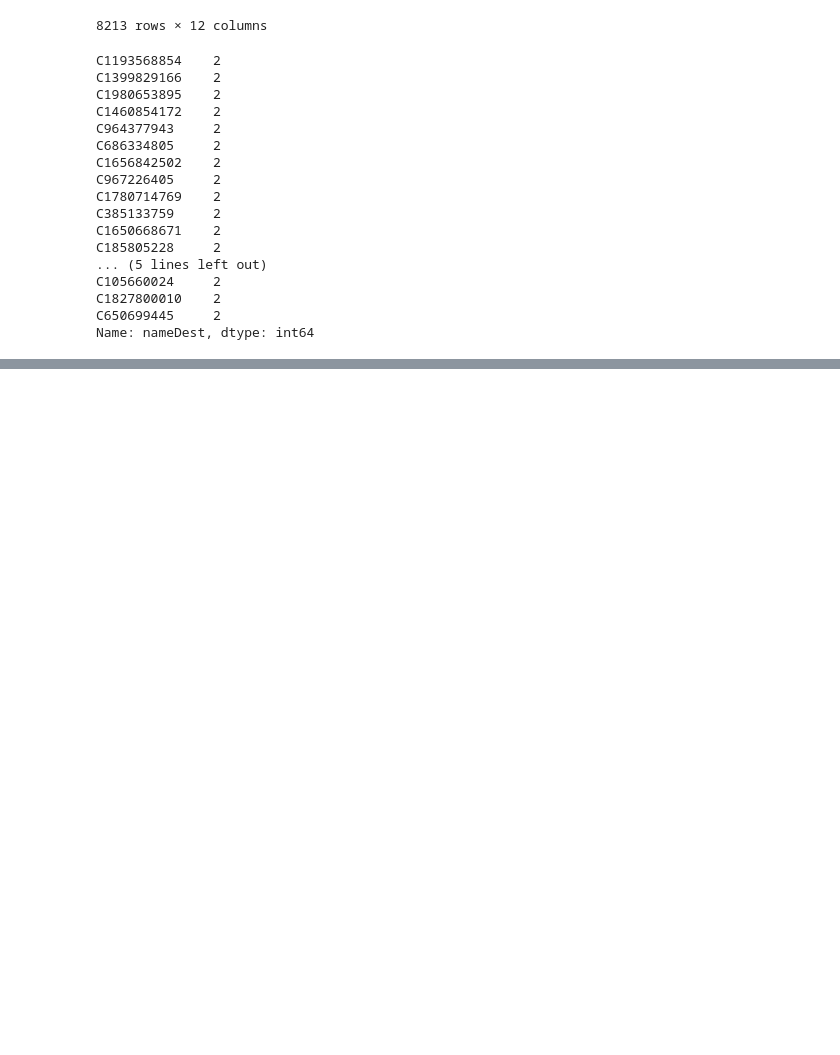
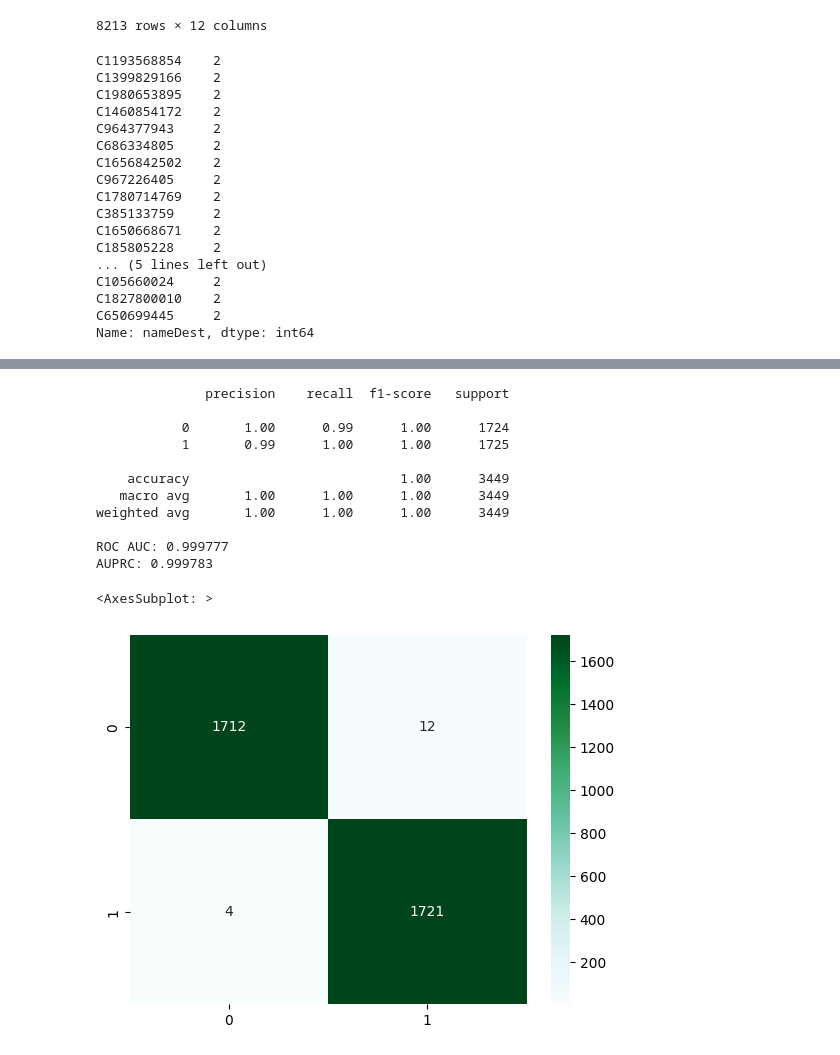
Before and after one commit to psyrgkan/Fraud-Investigation-Tableau, a Jupyter notebook: eda.ipynb, the cells around one changed output, grey strips where cells are left out. Cells and saved outputs as stored; diff of their text form; code cells hidden in the pictures; blank space fills up the shorter version.

Commit message:
xgboost algorithm

```diff
--- a/eda.ipynb
+++ b/eda.ipynb
@@ -164,0 +222,8 @@ df.loc[df.nameDest == 'C1399829166']
+# %%
+y = df["isFraud"] # target
+X = df.iloc[:,0:10]
+
+nearmiss = NearMiss(version=3)
+X_train_nearmiss, y_train_nearmiss= nearmiss.fit_resample(X, y)
+# Check the number of records after over sampling
+print(sorted(Counter(y_train_nearmiss).items()))
@@ -164,0 +232,6 @@ df.loc[df.nameDest == 'C1399829166']
+# %%
+x_train, x_test_val, y_train, y_test_val = train_test_split(X_train_nearmiss, y_train_nearmiss, test_size = .3,
+                                                            stratify = y_train_nearmiss, random_state = 42)
+# %%
+x_test, x_val, y_test, y_val = train_test_split(x_test_val, y_test_val, test_size = .3, stratify = y_test_val,
+                                               random_state = 42)
@@ -164,0 +366,7 @@ df.loc[df.nameDest == 'C1399829166']
+# %%
+# Opt XGBoost model
+x_test_xgb = selector_xgb.transform(x_test)
+x_val_xgb = selector_xgb.transform(x_val)
+
+opt_xgb_pipeline = create_xgb(gp_xgb.x)
+opt_xgb_pipeline.fit(x_train_xgb, y_train)
@@ -164,0 +390,24 @@ df.loc[df.nameDest == 'C1399829166']
+# %%
+# Testing model
+y_pred = opt_xgb_pipeline.predict(x_test_xgb)
+print(classification_report(y_test, y_pred))
+
+y_pred_prob = opt_xgb_pipeline.predict_proba(x_test_xgb)[:,1]
+print("ROC AUC: %f"%(roc_auc_score(y_test, y_pred_prob)))
+print("AUPRC: %f"%(average_precision_score(y_test, y_pred_prob)))
+
+sns.heatmap(confusion_matrix(y_test, y_pred), annot=True, fmt="d", cmap = "BuGn")
+# %% [output]
+              precision    recall  f1-score   support
+
+           0       1.00      0.99      1.00      1724
+           1       0.99      1.00      1.00      1725
+
+    accuracy                           1.00      3449
+   macro avg       1.00      1.00      1.00      3449
+weighted avg       1.00      1.00      1.00      3449
+
+ROC AUC: 0.999777
+AUPRC: 0.999783
+<AxesSubplot: >
+[figure, added]
```
Also changed, not shown: parts of 21 cells of this notebook, 4 other files.
